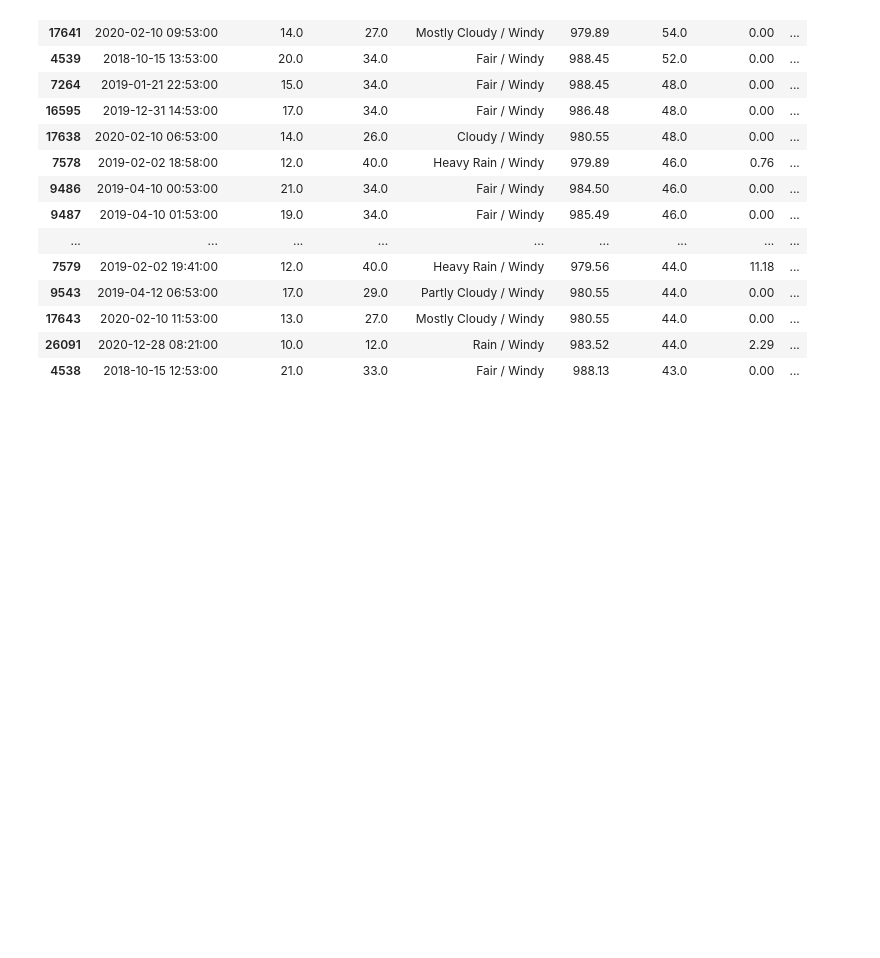
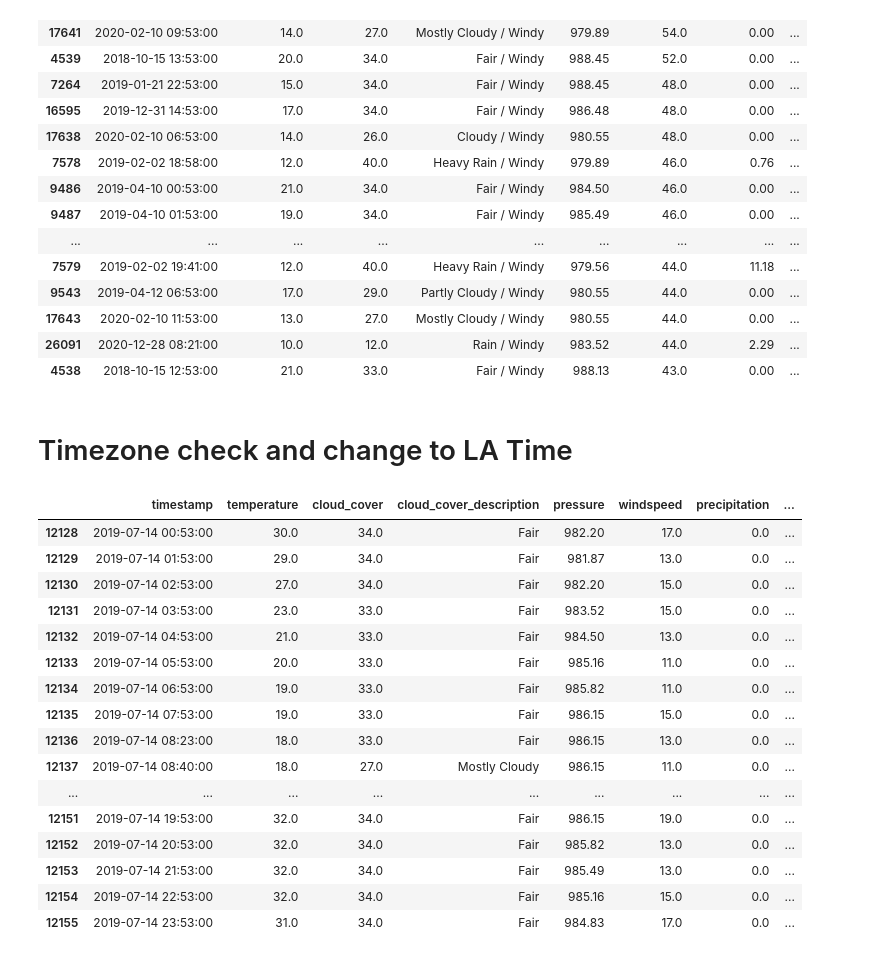
Before and after one commit to JanRkck/AA24, a Jupyter notebook: Data_Prep_Weather.ipynb, the cells around one changed output. Cells and saved outputs as stored; diff of their text form; code cells hidden in the pictures; blank space fills up the shorter version.

Commit message:
update timezone change

```diff
--- a/Data_Prep_Weather.ipynb
+++ b/Data_Prep_Weather.ipynb
@@ -509,0 +544,25 @@ df_weather.nlargest(20, 'windspeed')
+# %% [markdown]
+# Timezone check and change to LA Time
+# %%
+# temperature profile for an examplatory day looks odd, seems like timestamp is in UTC
+selected_date = '2019-07-14'
+
+df_weather[df_weather['timestamp'].dt.date == pd.to_datetime(selected_date).date()]
+# %% [output]
+|  | timestamp | temperature | cloud_cover | cloud_cover_description | pressure | windspeed | precipitation | ... |
+| 12128 | 2019-07-14 00:53:00 | 30.0 | 34.0 | Fair | 982.20 | 17.0 | 0.0 | ... |
+| 12129 | 2019-07-14 01:53:00 | 29.0 | 34.0 | Fair | 981.87 | 13.0 | 0.0 | ... |
+| 12130 | 2019-07-14 02:53:00 | 27.0 | 34.0 | Fair | 982.20 | 15.0 | 0.0 | ... |
+| 12131 | 2019-07-14 03:53:00 | 23.0 | 33.0 | Fair | 983.52 | 15.0 | 0.0 | ... |
+| 12132 | 2019-07-14 04:53:00 | 21.0 | 33.0 | Fair | 984.50 | 13.0 | 0.0 | ... |
+| 12133 | 2019-07-14 05:53:00 | 20.0 | 33.0 | Fair | 985.16 | 11.0 | 0.0 | ... |
+| 12134 | 2019-07-14 06:53:00 | 19.0 | 33.0 | Fair | 985.82 | 11.0 | 0.0 | ... |
+| 12135 | 2019-07-14 07:53:00 | 19.0 | 33.0 | Fair | 986.15 | 15.0 | 0.0 | ... |
+| 12136 | 2019-07-14 08:23:00 | 18.0 | 33.0 | Fair | 986.15 | 13.0 | 0.0 | ... |
+| 12137 | 2019-07-14 08:40:00 | 18.0 | 27.0 | Mostly Cloudy | 986.15 | 11.0 | 0.0 | ... |
+| ... | ... | ... | ... | ... | ... | ... | ... | ... |
+| 12151 | 2019-07-14 19:53:00 | 32.0 | 34.0 | Fair | 986.15 | 19.0 | 0.0 | ... |
+| 12152 | 2019-07-14 20:53:00 | 32.0 | 34.0 | Fair | 985.82 | 13.0 | 0.0 | ... |
+| 12153 | 2019-07-14 21:53:00 | 32.0 | 34.0 | Fair | 985.49 | 13.0 | 0.0 | ... |
+| 12154 | 2019-07-14 22:53:00 | 32.0 | 34.0 | Fair | 985.16 | 15.0 | 0.0 | ... |
+| 12155 | 2019-07-14 23:53:00 | 31.0 | 34.0 | Fair | 984.83 | 17.0 | 0.0 | ... |
```
Also changed, not shown: parts of 14 cells of this notebook, 2 other files.
